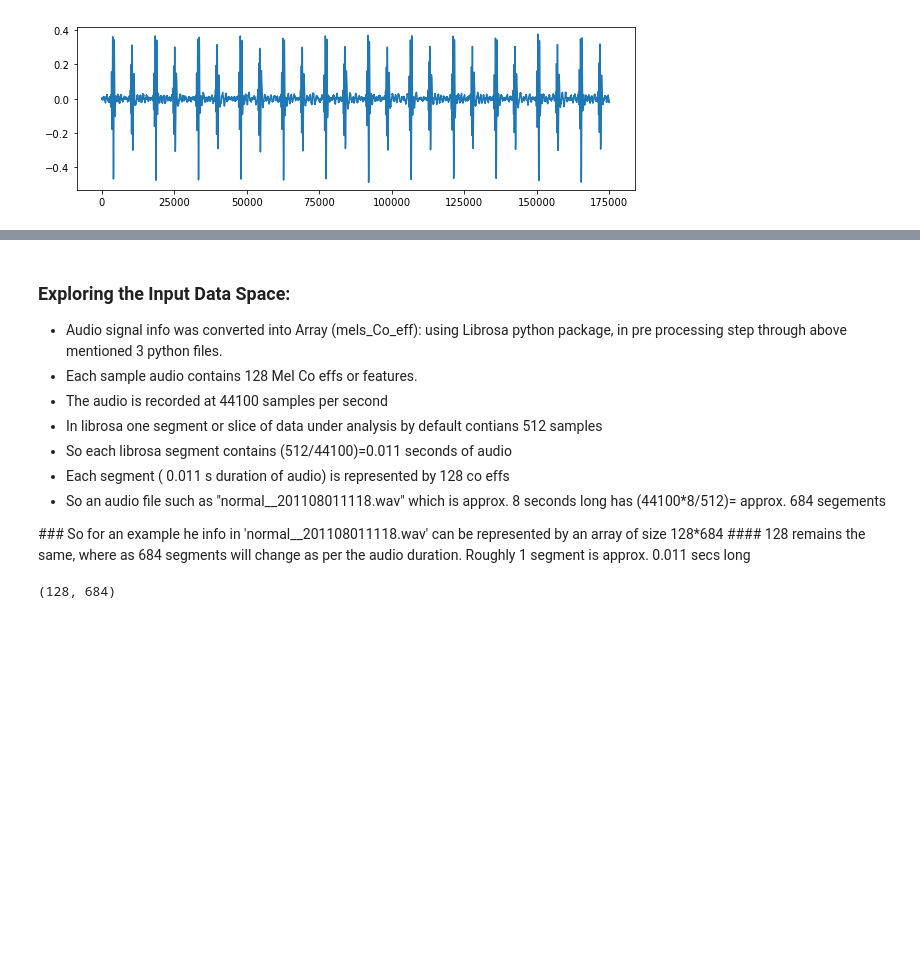
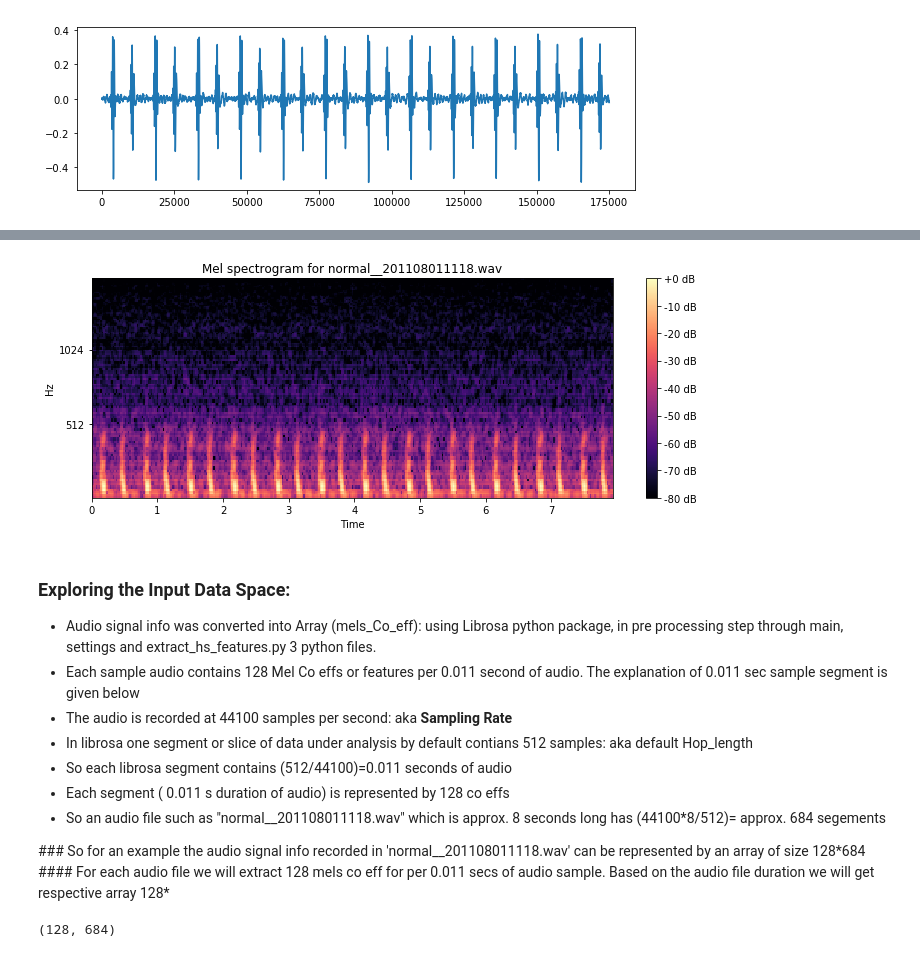
Before and after one commit to spandanchakraborty/UCapstone, a Jupyter notebook: Classify_Heart_Sound.ipynb, the cells around one changed output, grey strips where cells are left out. Saved outputs shown, nothing was run; the diff lists cells and outputs as text; code cells hidden in the pictures; blank space fills up the shorter version.

```diff
--- a/Classify_Heart_Sound.ipynb
+++ b/Classify_Heart_Sound.ipynb
@@ -62,16 +72,26 @@ plt.plot(x)
+# %%
+import librosa.display
+S = librosa.feature.melspectrogram(y=x, sr=44100, n_mels=128,fmax=2000)
+plt.figure(figsize=(10, 4))
+librosa.display.specshow(librosa.power_to_db(S,ref=np.max),y_axis='mel', fmax=2000,x_axis='time')
+plt.colorbar(format='%+2.0f dB')
+plt.title('Mel spectrogram for normal__201108011118.wav')
+plt.tight_layout()
+# %% [output]
+[figure, added]
 # %% [markdown]
 ### Exploring the Input Data Space:
 <ul>
-<li>Audio signal info was converted into Array (mels_Co_eff): using Librosa python package, in pre processing step through above mentioned 3 python files. </li>
-<li>Each sample audio contains 128 Mel Co effs or features.</li>
-<li> The audio is recorded at 44100 samples per second</li>
-<li>In librosa one segment or slice of data under analysis by default contians 512 samples</li>
+<li>Audio signal info was converted into Array (mels_Co_eff): using Librosa python package, in pre processing step through main, settings and extract_hs_features.py 3 python files. </li>
+<li>Each sample audio contains 128 Mel Co effs or features per 0.011 second of audio. The explanation of 0.011 sec sample segment is given below</li>
+<li> The audio is recorded at 44100 samples per second: aka <b>Sampling Rate</b> </li>
+<li>In librosa one segment or slice of data under analysis by default contians 512 samples: aka default Hop_length</li>
 <li> So each librosa segment contains (512/44100)=0.011 seconds of audio</li>
 <li>Each segment ( 0.011 s duration of audio) is represented by 128  co effs</li>
 <li> So an audio file such as "normal__201108011118.wav" which is approx. 8 seconds long has (44100*8/512)= approx. 684 segements</li>
 </ul>
-### So for an example he info in  'normal__201108011118.wav' can be represented by an array of size 128*684
-#### 128 remains the same, where as 684 segments will change as per the audio duration. Roughly 1 segment is approx. 0.011 secs long
+### So for an example the audio signal info recorded in   'normal__201108011118.wav' can be represented by an array of size 128*684
+####  For each audio file we will extract 128 mels co eff for per 0.011 secs of audio sample. Based on the audio file duration we will get respective array 128*<no# derived from audio file duration>
 # %%
 ### Example of a dictionary
 print(df['normal__201108011118'].shape)
```
Also changed, not shown: parts of 154 cells of this notebook, 1 other file.
